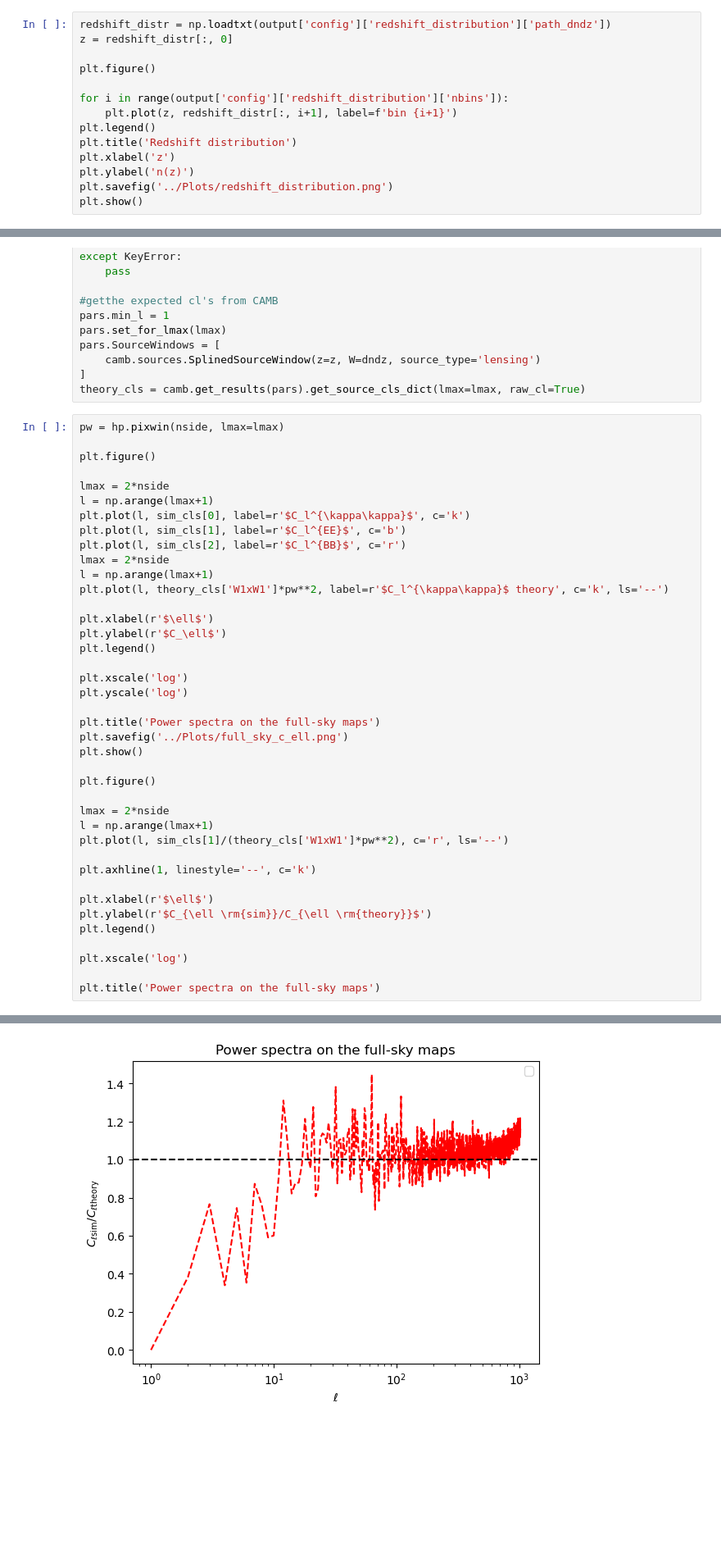
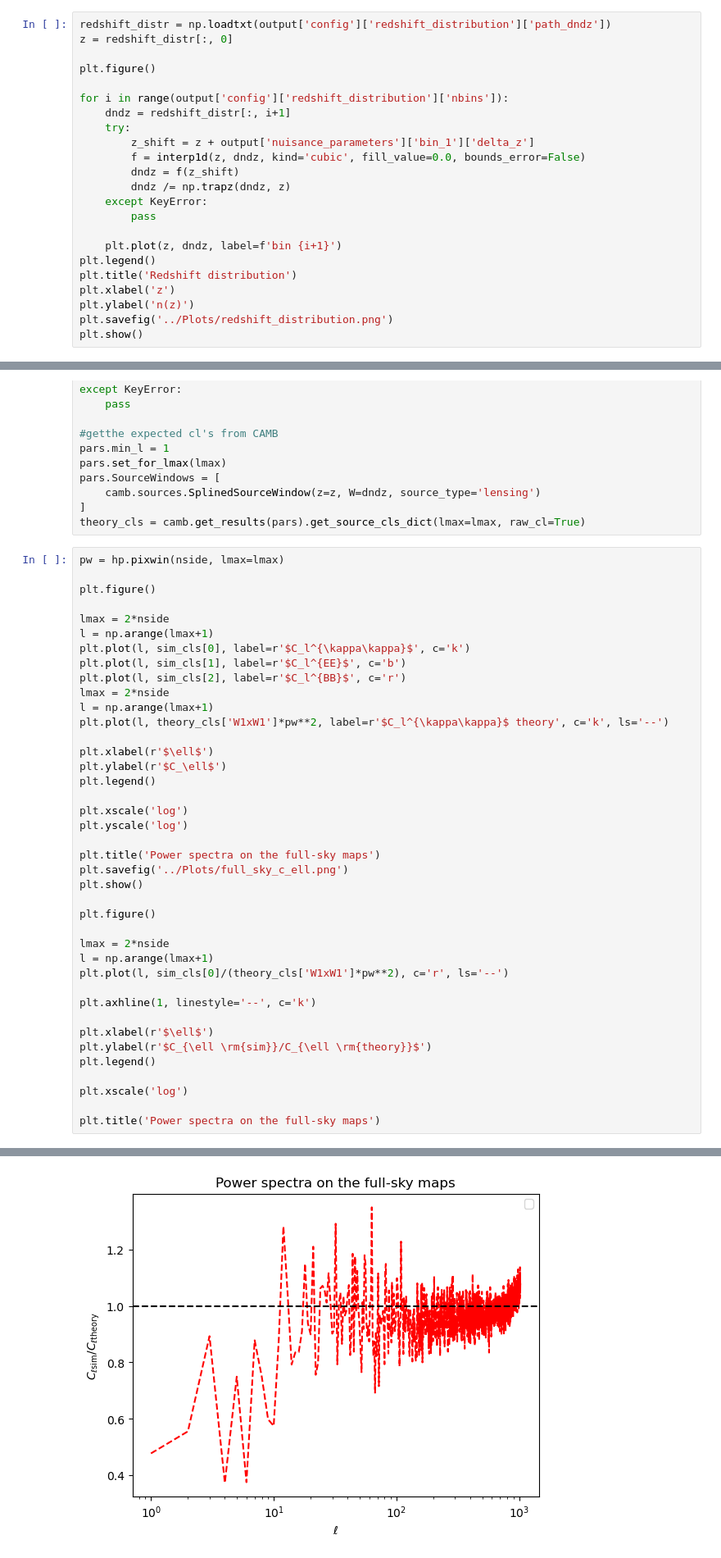
Before and after one commit to sachaguer/UNIONS_forward_model, a Jupyter notebook: notebooks/check_pipeline_output.ipynb, the cells around one changed output, grey strips where cells are left out. Shown at 82% size. Drawn from its saved outputs; the diff is of its cells as text; blank space fills up the shorter version.

```diff
--- a/notebooks/check_pipeline_output.ipynb
+++ b/notebooks/check_pipeline_output.ipynb
@@ -79,7 +79,16 @@ z = redshift_distr[:, 0]
 plt.figure()
 
 for i in range(output['config']['redshift_distribution']['nbins']):
-    plt.plot(z, redshift_distr[:, i+1], label=f'bin {i+1}')
+    dndz = redshift_distr[:, i+1]
+    try:
+        z_shift = z + output['nuisance_parameters']['bin_1']['delta_z']
+        f = interp1d(z, dndz, kind='cubic', fill_value=0.0, bounds_error=False)
+        dndz = f(z_shift)
+        dndz /= np.trapz(dndz, z)
+    except KeyError:
+        pass
+
+    plt.plot(z, dndz, label=f'bin {i+1}')
 plt.legend()
 plt.title('Redshift distribution')
 plt.xlabel('z')
@@ -156,7 +165,7 @@ plt.figure()
 
 lmax = 2*nside
 l = np.arange(lmax+1)
-plt.plot(l, sim_cls[1]/(theory_cls['W1xW1']*pw**2), c='r', ls='--')
+plt.plot(l, sim_cls[0]/(theory_cls['W1xW1']*pw**2), c='r', ls='--')
 
 plt.axhline(1, linestyle='--', c='k')
 
@@ -172,5 +181,5 @@ plt.title('Power spectra on the full-sky maps')
 Text(0.5, 1.0, 'Power spectra on the full-sky maps')
-[figure, old version]
+[figure, new version]
 # %%
 nside = output['config']['preprocessing']['nside']
 
```
Also changed, not shown: parts of 8 cells of this notebook, 32 other files.
